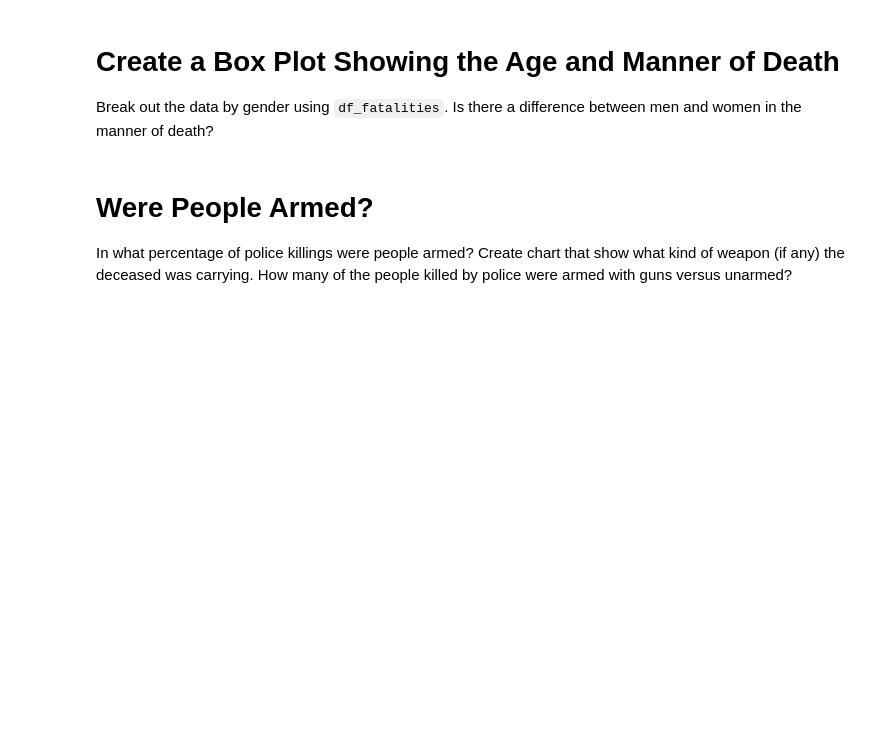
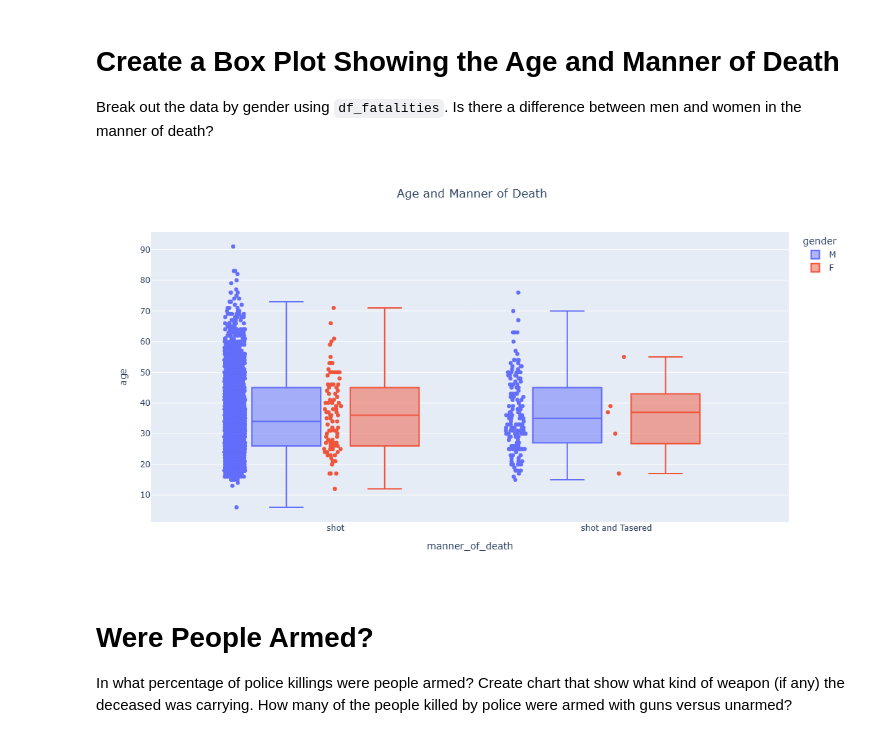
Before and after one commit to Bill-khk/Data-analysis, a Jupyter notebook: FatalForce/Fatal_Force.ipynb, the cells around one changed output. Saved outputs shown, nothing was run; the diff lists cells and outputs as text; code cells hidden in the pictures; blank space fills up the shorter version.

```diff
--- a/FatalForce/Fatal_Force.ipynb
+++ b/FatalForce/Fatal_Force.ipynb
@@ -371,6 +371,18 @@ fig5.show()
 # Create a Box Plot Showing the Age and Manner of Death
 
 Break out the data by gender using `df_fatalities`. Is there a difference between men and women in the manner of death?
+# %%
+fig6 = px.box(df_fatalities,
+             y='age',
+             x='manner_of_death',
+             color='gender',
+             points='all',
+             title='Age and Manner of Death',
+             width=600, height=600)
+fig6.update_layout(title_x=0.5)
+fig6.show()
+# %% [output]
+[figure, added]
 # %% [markdown]
 # Were People Armed?
 
```
